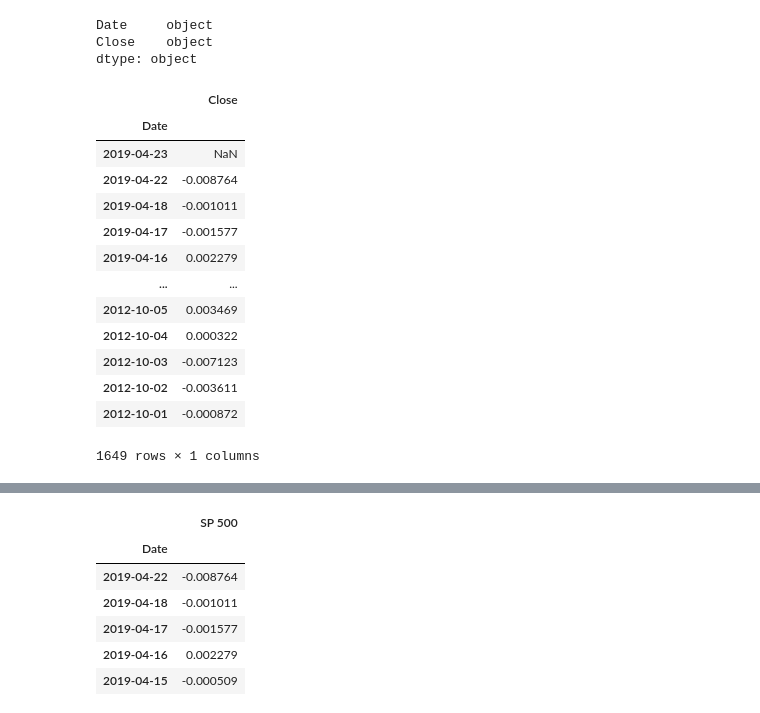
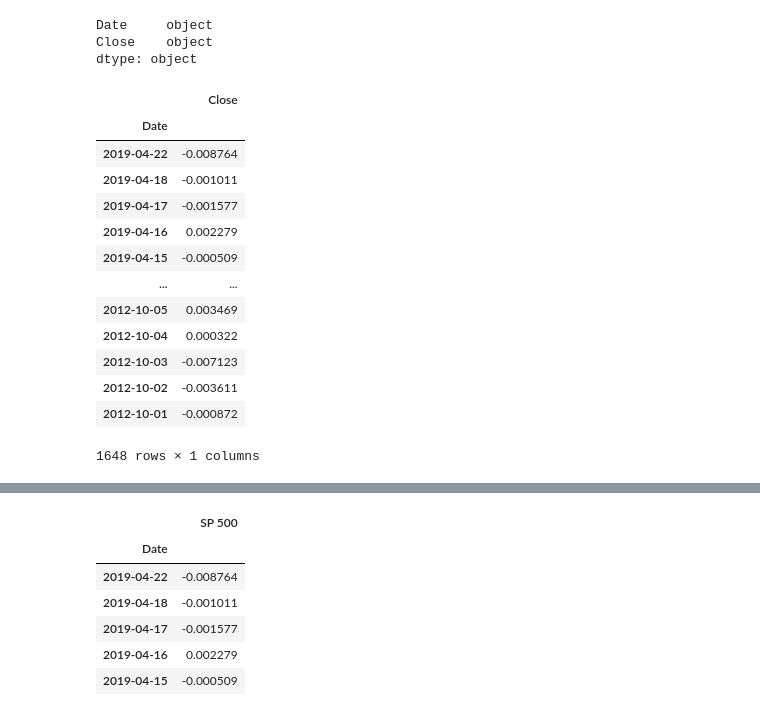
Before and after one commit to Olegreg762/FintechBootcamp, a Jupyter notebook: pandas_homework/Instructions/Starter_Code/whale_analysis.ipynb, the cells around one changed output, grey strips where cells are left out. Drawn from its saved outputs; the diff is of its cells as text; code cells hidden in the pictures.

```diff
--- a/pandas_homework/Instructions/Starter_Code/whale_analysis.ipynb
+++ b/pandas_homework/Instructions/Starter_Code/whale_analysis.ipynb
@@ -119,21 +112,21 @@ dtype: object
 sp500_history = sp500_history.astype({'Close':float})
 sp500_history.drop(columns=['Date'], inplace=True)
 # %%
-# Calculate Daily Returns
-sp500_returns = sp500_history.pct_change()
+# Calculate Daily Returns and drop nulls
+sp500_returns = sp500_history.pct_change().dropna()
 sp500_returns
 # %% [output]
 |  | Close |
 | Date |  |
-| 2019-04-23 | NaN |
 | 2019-04-22 | -0.008764 |
 | 2019-04-18 | -0.001011 |
 | 2019-04-17 | -0.001577 |
 | 2019-04-16 | 0.002279 |
+| 2019-04-15 | -0.000509 |
 | ... | ... |
 | 2012-10-05 | 0.003469 |
 | 2012-10-04 | 0.000322 |
 | 2012-10-03 | -0.007123 |
 | 2012-10-02 | -0.003611 |
 | 2012-10-01 | -0.000872 |
-1649 rows × 1 columns
+1648 rows × 1 columns
```
Also changed, not shown: parts of 14 cells of this notebook.
